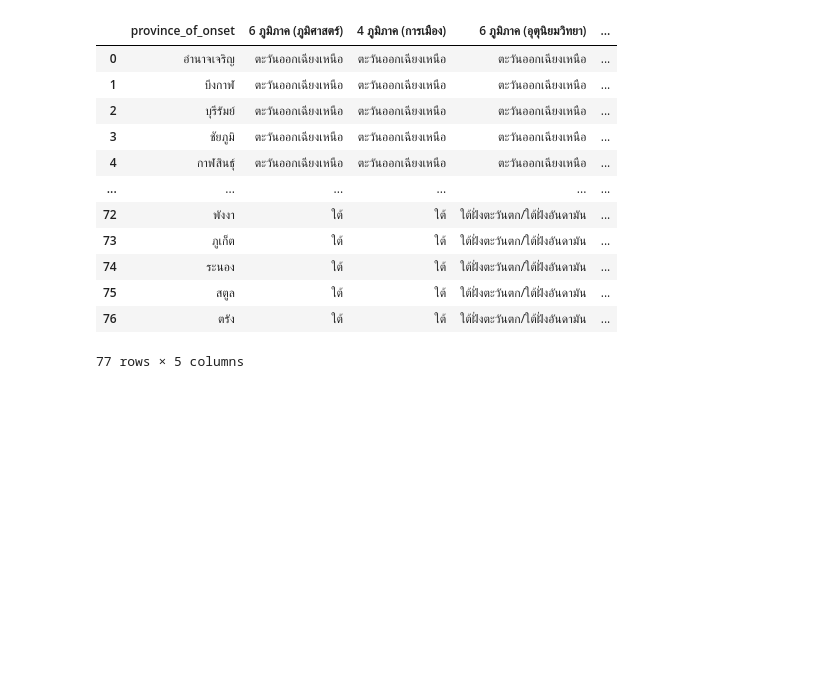
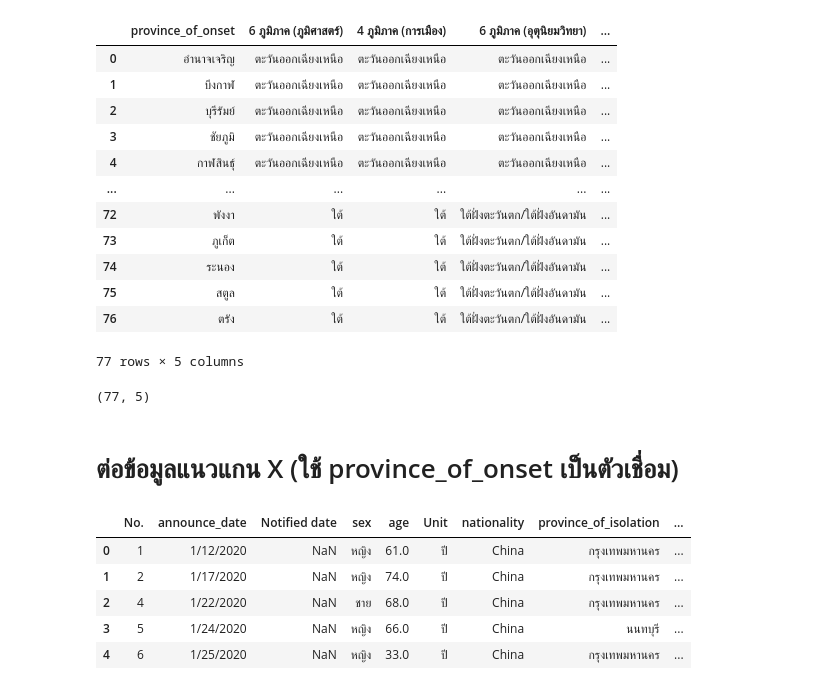
Before and after one commit to suphalaksana/data_viz_2022, a Jupyter notebook: BasicPython&DataViz_midterm2022.ipynb, the cells around one changed output. Cells and saved outputs as stored; diff of their text form; code cells hidden in the pictures; blank space fills up the shorter version.

```diff
--- a/BasicPython&DataViz_midterm2022.ipynb
+++ b/BasicPython&DataViz_midterm2022.ipynb
@@ -74,3 +83,19 @@ data_re
 | 75 | สตูล | ใต้ | ใต้ | ใต้ฝั่งตะวันตก/ใต้ฝั่งอันดามัน | ... |
 | 76 | ตรัง | ใต้ | ใต้ | ใต้ฝั่งตะวันตก/ใต้ฝั่งอันดามัน | ... |
 77 rows × 5 columns
+# %%
+data_re.shape #ข้อมูลมี 77 แถว  5 คอมลัมน์
+# %% [output]
+(77, 5)
+# %% [markdown]
+# ต่อข้อมูลแนวแกน X (ใช้ province_of_onset เป็นตัวเชื่อม)
+# %%
+personalcovid_data = mid_data.merge(data_re)
+personalcovid_data.head()
+# %% [output]
+|  | No. | announce_date | Notified date | sex | age | Unit | nationality | province_of_isolation | ... |
+| 0 | 1 | 1/12/2020 | NaN | หญิง | 61.0 | ปี | China | กรุงเทพมหานคร | ... |
+| 1 | 2 | 1/17/2020 | NaN | หญิง | 74.0 | ปี | China | กรุงเทพมหานคร | ... |
+| 2 | 4 | 1/22/2020 | NaN | ชาย | 68.0 | ปี | China | กรุงเทพมหานคร | ... |
+| 3 | 5 | 1/24/2020 | NaN | หญิง | 66.0 | ปี | China | นนทบุรี | ... |
+| 4 | 6 | 1/25/2020 | NaN | หญิง | 33.0 | ปี | China | กรุงเทพมหานคร | ... |
```
Also changed, not shown: parts of 48 cells of this notebook.
